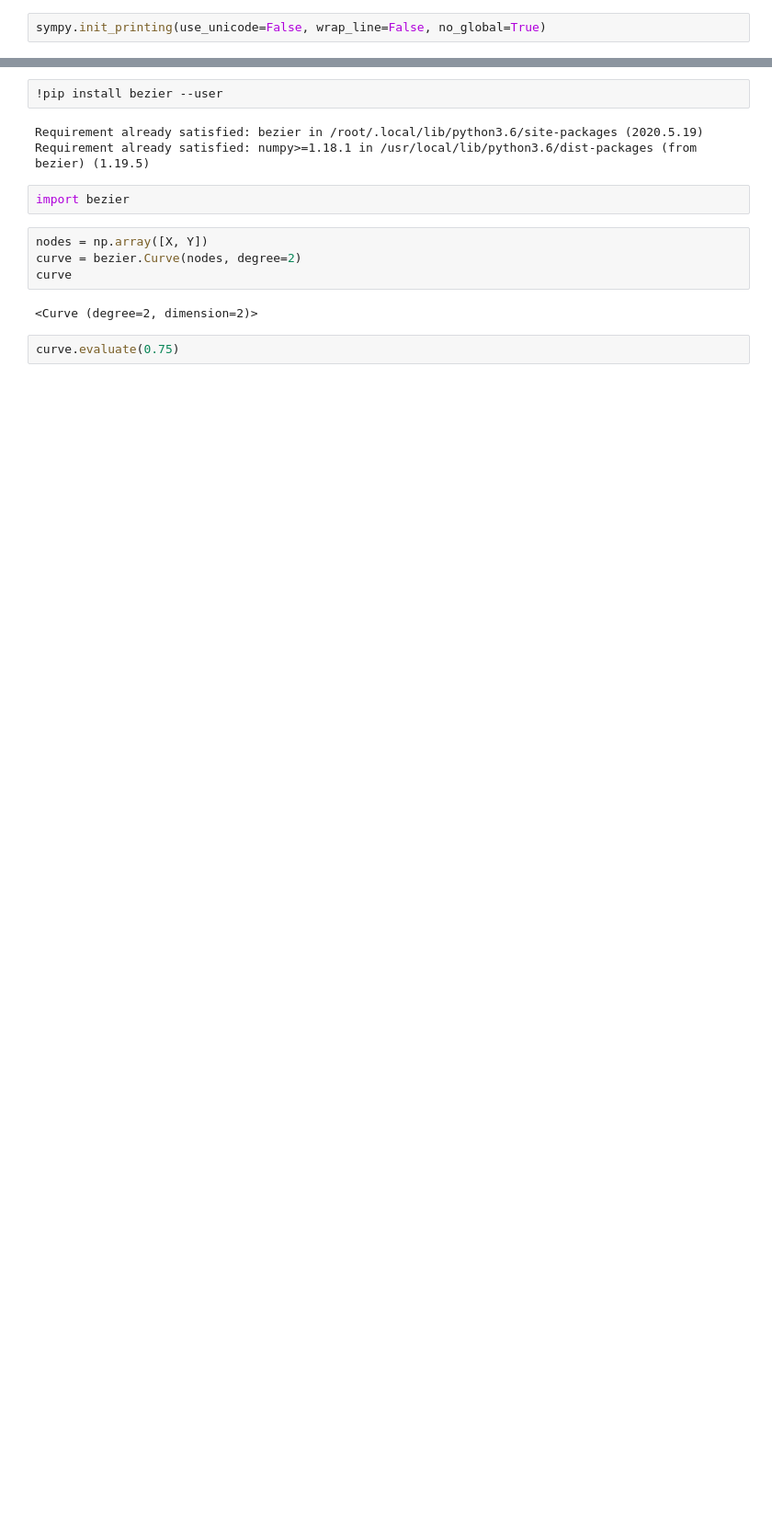
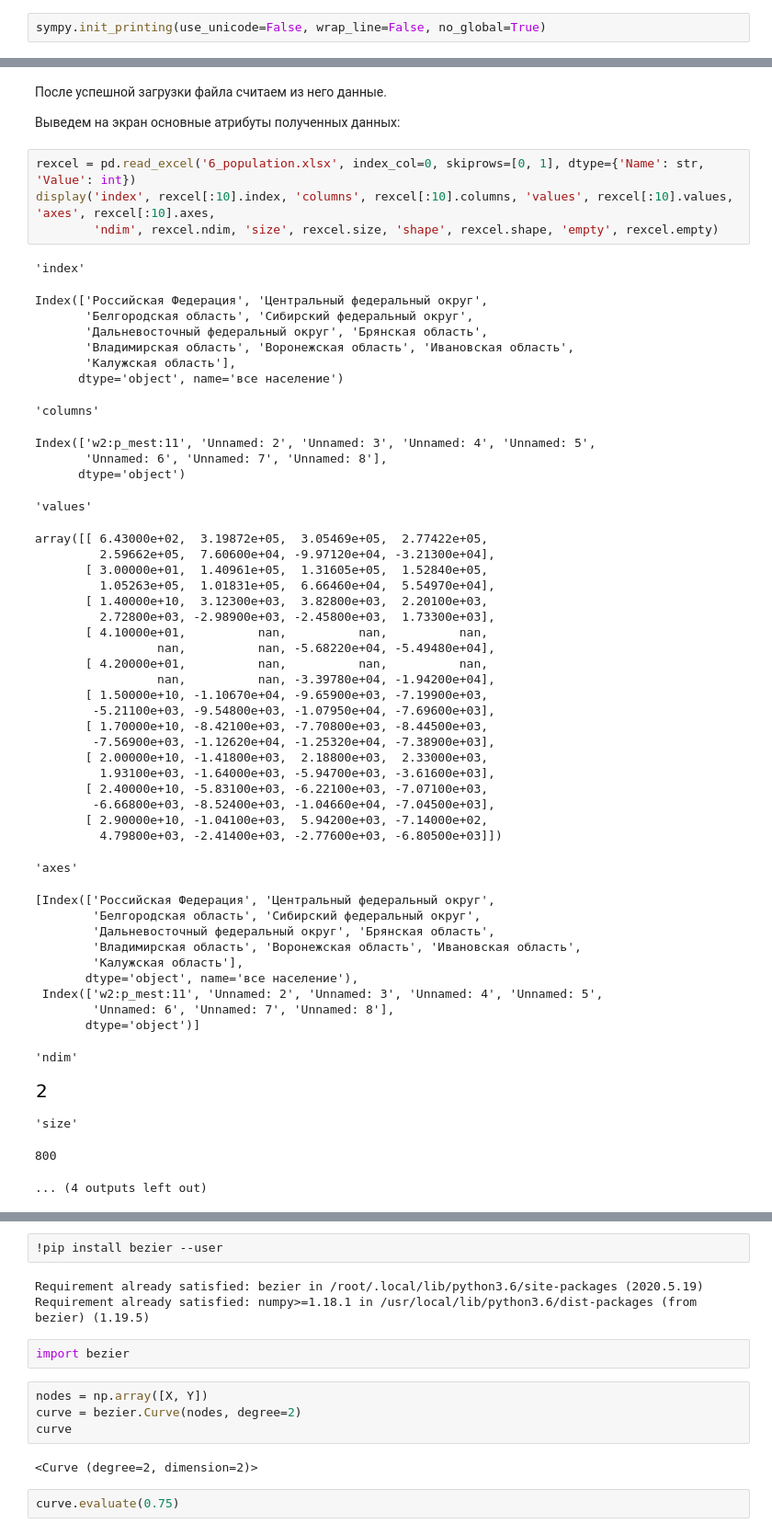
Before and after one commit to GalinaZh/Appl_alg2021, a Jupyter notebook: Applied_Alg_sem_6_Interpolation.ipynb, the cells around one changed output, grey strips where cells are left out. Shown at 92% size. Drawn from its saved outputs; the diff is of its cells as text; blank space fills up the shorter version.

```diff
--- a/Applied_Alg_sem_6_Interpolation.ipynb
+++ b/Applied_Alg_sem_6_Interpolation.ipynb
@@ -507,0 +93,56 @@ https://bezier.readthedocs.io/en/stable/python/reference/bezier.curve.html
+# %% [markdown]
+После успешной загрузки файла считаем из него данные.
+
+Выведем на экран основные атрибуты полученных данных:
+# %%
+rexcel = pd.read_excel('6_population.xlsx', index_col=0, skiprows=[0, 1], dtype={'Name': str, 'Value': int})
+display('index', rexcel[:10].index, 'columns', rexcel[:10].columns, 'values', rexcel[:10].values, 'axes', rexcel[:10].axes,
+        'ndim', rexcel.ndim, 'size', rexcel.size, 'shape', rexcel.shape, 'empty', rexcel.empty)
+# %% [output]
+'index'
+Index(['Российская Федерация', 'Центральный федеральный округ',
+       'Белгородская область', 'Сибирский федеральный округ',
+       'Дальневосточный федеральный округ', 'Брянская область',
+       'Владимирская область', 'Воронежская область', 'Ивановская область',
+       'Калужская область'],
+      dtype='object', name='все население')
+'columns'
+Index(['w2:p_mest:11', 'Unnamed: 2', 'Unnamed: 3', 'Unnamed: 4', 'Unnamed: 5',
+       'Unnamed: 6', 'Unnamed: 7', 'Unnamed: 8'],
+      dtype='object')
+'values'
+array([[ 6.43000e+02,  3.19872e+05,  3.05469e+05,  2.77422e+05,
+         2.59662e+05,  7.60600e+04, -9.97120e+04, -3.21300e+04],
+       [ 3.00000e+01,  1.40961e+05,  1.31605e+05,  1.52840e+05,
+         1.05263e+05,  1.01831e+05,  6.66460e+04,  5.54970e+04],
+       [ 1.40000e+10,  3.12300e+03,  3.82800e+03,  2.20100e+03,
+         2.72800e+03, -2.98900e+03, -2.45800e+03,  1.73300e+03],
+       [ 4.10000e+01,          nan,          nan,          nan,
+                 nan,          nan, -5.68220e+04, -5.49480e+04],
+       [ 4.20000e+01,          nan,          nan,          nan,
+                 nan,          nan, -3.39780e+04, -1.94200e+04],
+       [ 1.50000e+10, -1.10670e+04, -9.65900e+03, -7.19900e+03,
+        -5.21100e+03, -9.54800e+03, -1.07950e+04, -7.69600e+03],
+       [ 1.70000e+10, -8.42100e+03, -7.70800e+03, -8.44500e+03,
+        -7.56900e+03, -1.12620e+04, -1.25320e+04, -7.38900e+03],
+       [ 2.00000e+10, -1.41800e+03,  2.18800e+03,  2.33000e+03,
+         1.93100e+03, -1.64000e+03, -5.94700e+03, -3.61600e+03],
+       [ 2.40000e+10, -5.83100e+03, -6.22100e+03, -7.07100e+03,
+        -6.66800e+03, -8.52400e+03, -1.04660e+04, -7.04500e+03],
+       [ 2.90000e+10, -1.04100e+03,  5.94200e+03, -7.14000e+02,
+         4.79800e+03, -2.41400e+03, -2.77600e+03, -6.80500e+03]])
+'axes'
+[Index(['Российская Федерация', 'Центральный федеральный округ',
+        'Белгородская область', 'Сибирский федеральный округ',
+        'Дальневосточный федеральный округ', 'Брянская область',
+        'Владимирская область', 'Воронежская область', 'Ивановская область',
+        'Калужская область'],
+       dtype='object', name='все население'),
+ Index(['w2:p_mest:11', 'Unnamed: 2', 'Unnamed: 3', 'Unnamed: 4', 'Unnamed: 5',
+        'Unnamed: 6', 'Unnamed: 7', 'Unnamed: 8'],
+       dtype='object')]
+'ndim'
+[figure, added]
+'size'
+800
+... (4 outputs left out)
```
Also changed, not shown: parts of 61 cells of this notebook.
